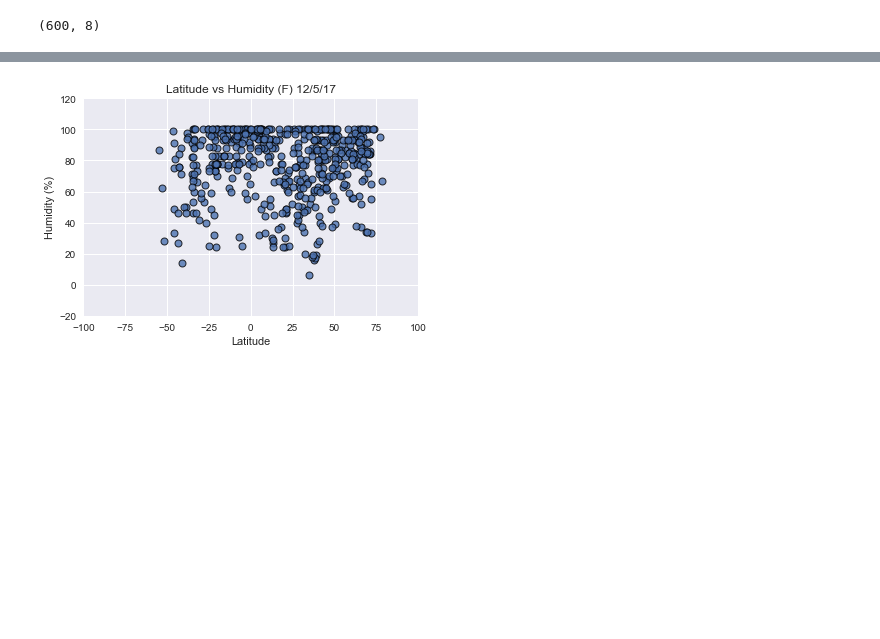
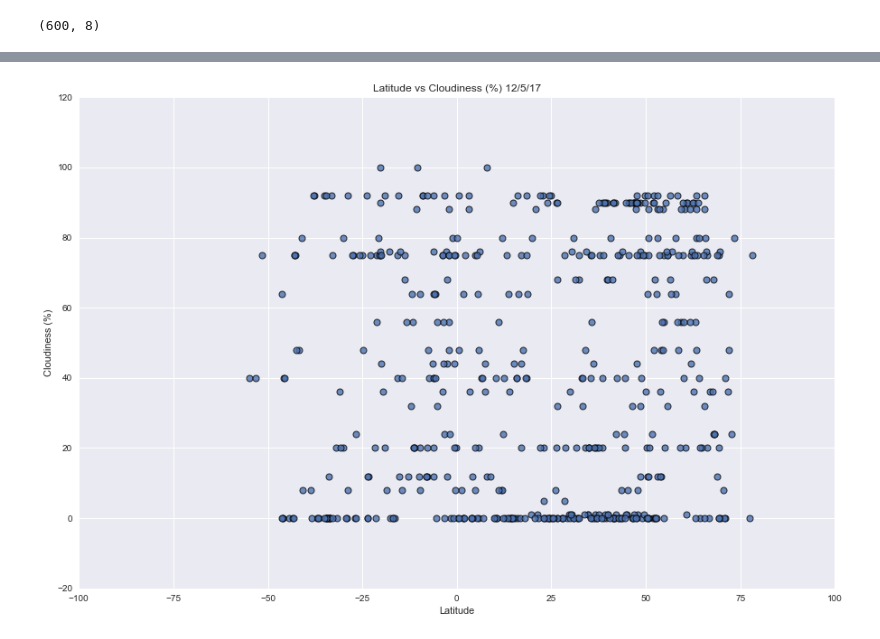
Before and after one commit to ABFdata/Homework, a Jupyter notebook: WeatherPy_v2/weatherPy_v4.ipynb, the cells around one changed output, grey strips where cells are left out. Cells and saved outputs as stored; diff of their text form; code cells hidden in the pictures; blank space fills up the shorter version.

```diff
--- a/WeatherPy_v2/weatherPy_v4.ipynb
+++ b/WeatherPy_v2/weatherPy_v4.ipynb
@@ -198,5 +199,5 @@ selected_cities.to_csv("weather_py_data_2.csv", encoding="utf-8", index=False)
 # %%
-df = pd.read_csv("weather_py_data_2.csv")
+df = pd.read_csv("weather_py_data_3.csv")
 # %%
 df.head()
 # %% [output]
@@ -260,20 +283,20 @@ plt.show()
 # %%
+sns.set()
+plt.figure(figsize=(15,10))
 plt.scatter(new_df["Latitude"],
-           new_df["Humidity %"],
+           new_df["Cloudiness %"],
            edgecolor="black", linewidths=1, marker="o",
            alpha=0.8)
 
-plt.title("Latitude vs Humidity (F) 12/5/17")
+plt.title("Latitude vs Cloudiness (%) 12/5/17")
 plt.xlabel("Latitude")
-plt.ylabel("Humidity (%)")
+plt.ylabel("Cloudiness (%)")
 plt.grid(True)
 plt.xlim([-100, 100])
 plt.ylim([-20, 120])
 
 # save figure
-plt.savefig("LatHumidity2.png")
-sns.set()
-plt.show()
+plt.savefig("LatCloud2.png")
 # %% [output]
-[figure, old version]
+[figure, new version]
 # %%
```
Also changed, not shown: parts of 20 cells of this notebook, 9 other files.
